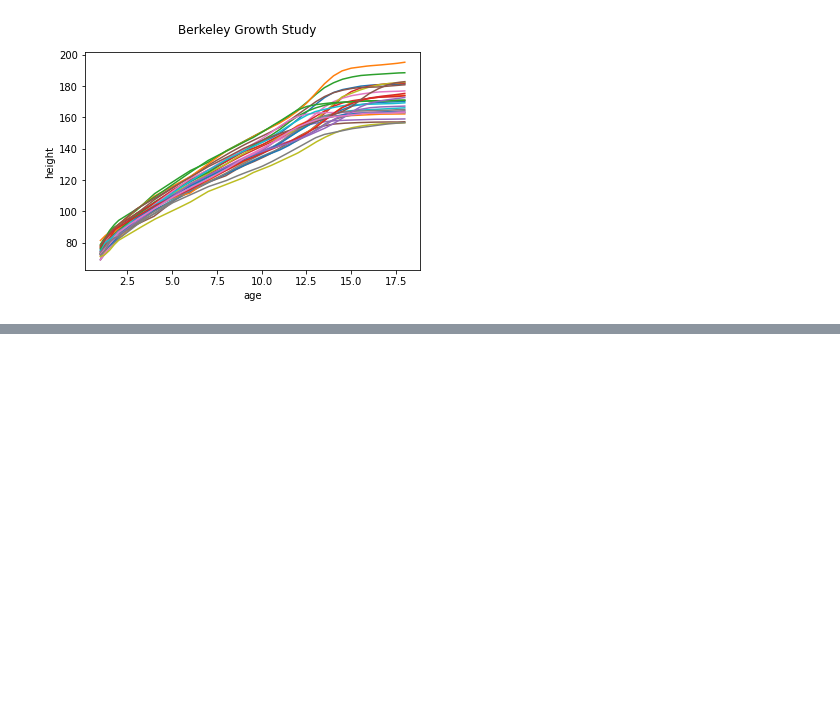
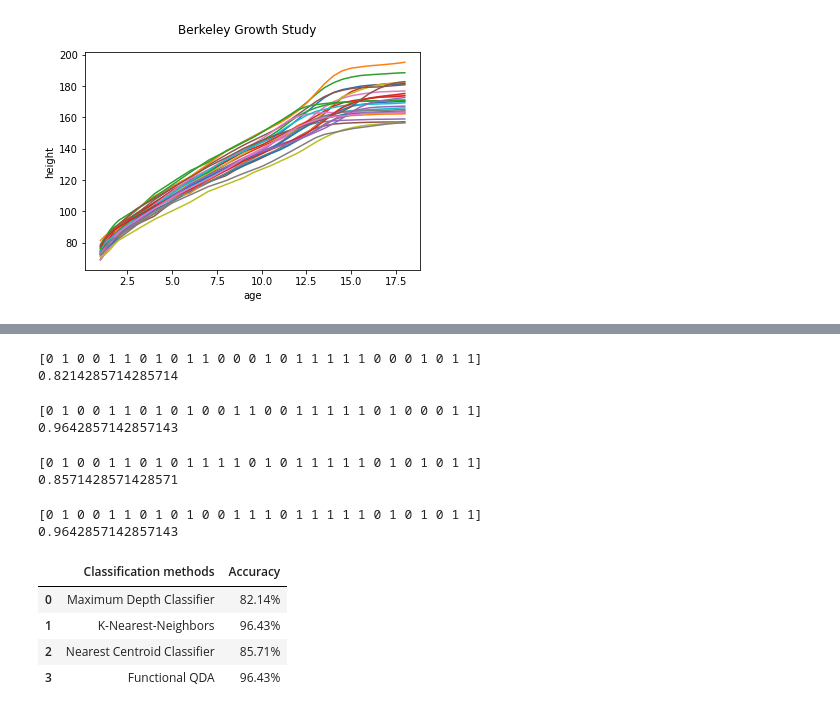
Before and after one commit to TShibano/functional-data-analysis, a Jupyter notebook: examples/fda_classification.ipynb, the cells around one changed output, grey strips where cells are left out. Saved outputs shown, nothing was run; the diff lists cells and outputs as text; code cells hidden in the pictures; blank space fills up the shorter version.

```diff
--- a/examples/fda_classification.ipynb
+++ b/examples/fda_classification.ipynb
@@ -45,0 +68,70 @@ X_test.plot().show()
+# %%
+# Maximum Depth Classifier
+depth = MaximumDepthClassifier(depth_method=ModifiedBandDepth())
+depth.fit(X_train, y_train)
+depth_pred = depth.predict(X_test)
+print(depth_pred)
+print(depth.score(X_test, y_test))
+# %% [output]
+[0 1 0 0 1 1 0 1 0 1 1 0 0 0 1 0 1 1 1 1 1 0 0 0 1 0 1 1]
+0.8214285714285714
+# %%
+# KNeighborsClassifier
+knn = KNeighborsClassifier()
+knn.fit(X_train, y_train)
+knn_pred = knn.predict(X_test)
+print(knn_pred)
+print(knn.score(X_test, y_test))
+# %% [output]
+[0 1 0 0 1 1 0 1 0 1 0 0 1 1 0 0 1 1 1 1 1 0 1 0 0 0 1 1]
+0.9642857142857143
+# %%
+# Nearest Centroid
+centroid = NearestCentroid()
+centroid.fit(X_train, y_train)
+centroid_pred = centroid.predict(X_test)
+print(centroid_pred)
+print(centroid.score(X_test, y_test))
+# %% [output]
+[0 1 0 0 1 1 0 1 0 1 1 1 1 0 1 0 1 1 1 1 1 0 1 0 1 0 1 1]
+0.8571428571428571
+# %%
+# QuadraticDiscriminantAnalysis
+qda = QuadraticDiscriminantAnalysis(
+    ParametricGaussianCovariance(
+        Gaussian(variance=6, length_scale=1),
+    ),
+    regularizer=0.05,
+)
+qda.fit(X_train, y_train)
+qda_pred = qda.predict(X_test)
+print(qda_pred)
+print(qda.score(X_test, y_test))
+# %% [output]
+[0 1 0 0 1 1 0 1 0 1 0 0 1 1 1 0 1 1 1 1 1 0 1 0 1 0 1 1]
+0.9642857142857143
+# %%
+# Summarize accuuracies
+acc_df = pd.DataFrame({
+    "Classification methods":
+        [
+            "Maximum Depth Classifier",
+            "K-Nearest-Neighbors",
+            "Nearest Centroid Classifier",
+            "Functional QDA",
+        ],
+    "Accuracy":
+        [
+            "{0:2.2%}".format(depth.score(X_test, y_test)),
+            "{0:2.2%}".format(knn.score(X_test, y_test)),
+            "{0:2.2%}".format(centroid.score(X_test, y_test)),
+            "{0:2.2%}".format(qda.score(X_test, y_test)),
+        ],
+})
+acc_df
+# %% [output]
+|  | Classification methods | Accuracy |
+| 0 | Maximum Depth Classifier | 82.14% |
+| 1 | K-Nearest-Neighbors | 96.43% |
+| 2 | Nearest Centroid Classifier | 85.71% |
+| 3 | Functional QDA | 96.43% |
```
Also changed, not shown: parts of 4 cells of this notebook.
